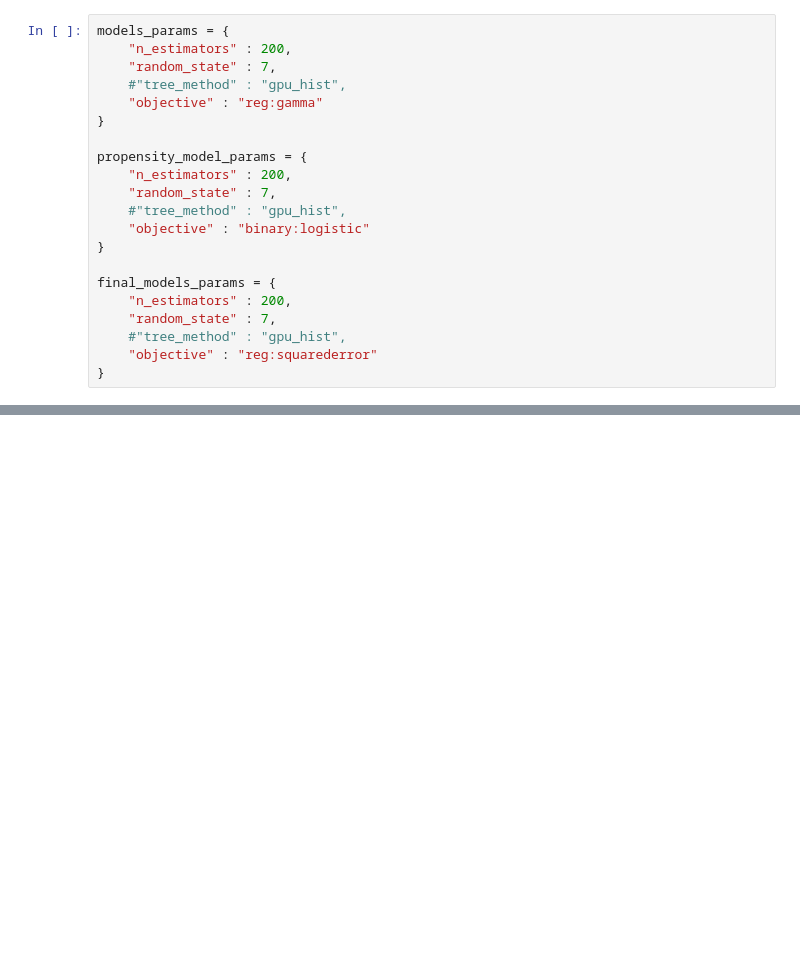
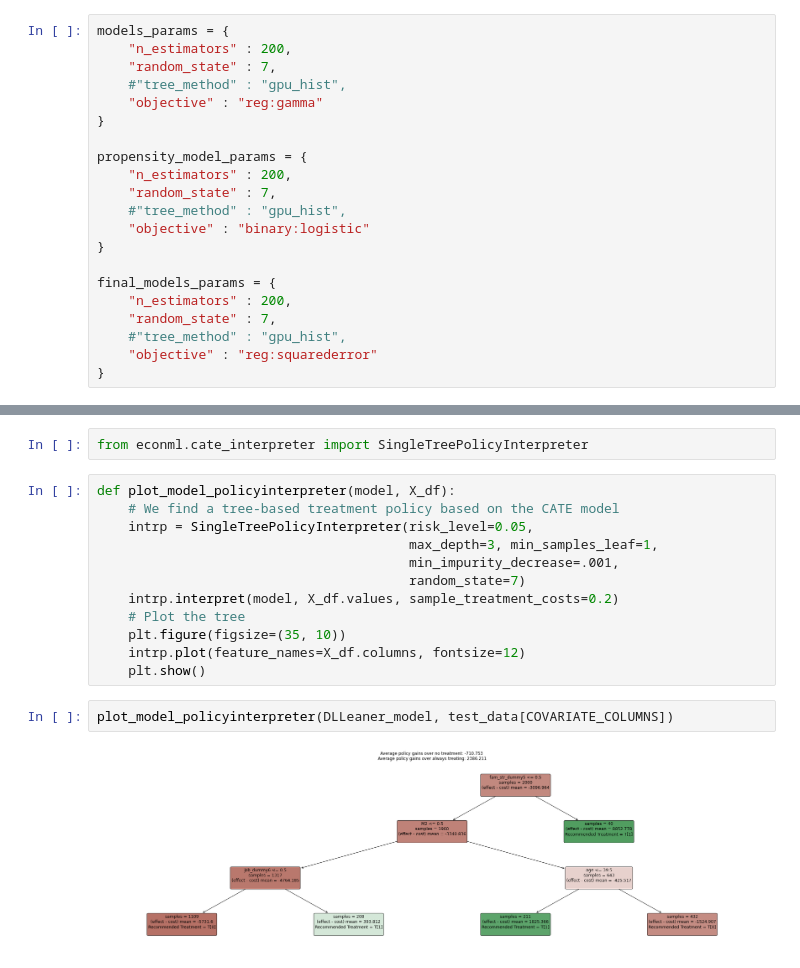
Before and after one commit to Itsuki-Hamano123/practice-casualeffect, a Jupyter notebook: econml/cm_causality.ipynb, the cells around one changed output, grey strips where cells are left out. Cells and saved outputs as stored; diff of their text form; blank space fills up the shorter version.

```diff
--- a/econml/cm_causality.ipynb
+++ b/econml/cm_causality.ipynb
@@ -372,0 +429,18 @@ plt.show()
+# %%
+from econml.cate_interpreter import SingleTreePolicyInterpreter
+# %%
+def plot_model_policyinterpreter(model, X_df):
+    # We find a tree-based treatment policy based on the CATE model
+    intrp = SingleTreePolicyInterpreter(risk_level=0.05,
+                                        max_depth=3, min_samples_leaf=1,
+                                        min_impurity_decrease=.001,
+                                        random_state=7)
+    intrp.interpret(model, X_df.values, sample_treatment_costs=0.2)
+    # Plot the tree
+    plt.figure(figsize=(35, 10))
+    intrp.plot(feature_names=X_df.columns, fontsize=12)
+    plt.show()
+# %%
+plot_model_policyinterpreter(DLLeaner_model, test_data[COVARIATE_COLUMNS])
+# %% [output]
+[figure, added]
```
Also changed, not shown: parts of 46 cells of this notebook.
